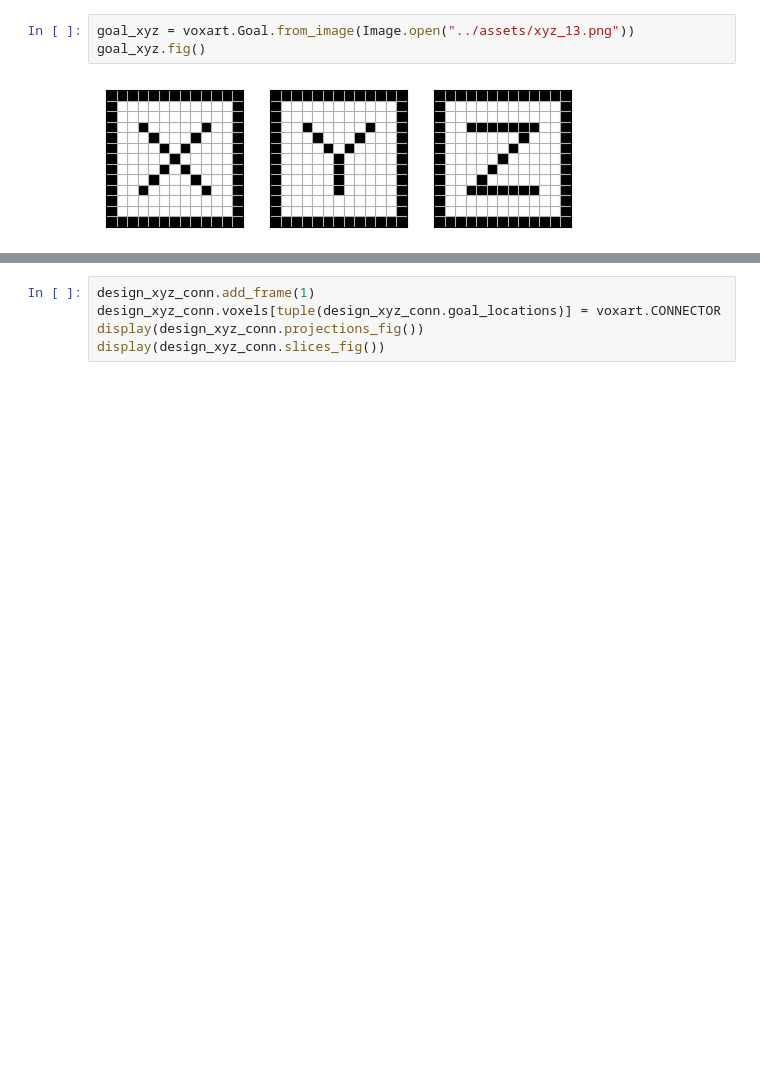
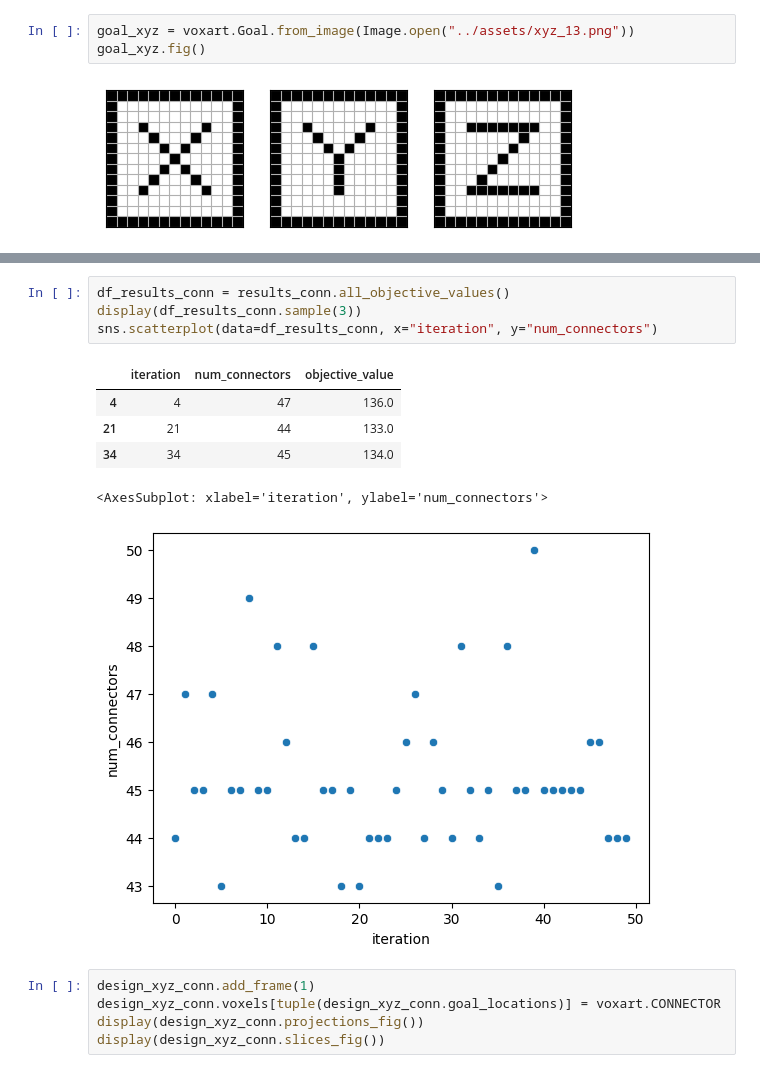
Before and after one commit to pfrstg/voxart, a Jupyter notebook: notebooks/examples.ipynb, the cells around one changed output, grey strips where cells are left out. Drawn from its saved outputs; the diff is of its cells as text; blank space fills up the shorter version.

```diff
--- a/notebooks/examples.ipynb
+++ b/notebooks/examples.ipynb
@@ -32,3 +76,14 @@ display(design_xyz_conn.slices_fig())
+# %%
+df_results_conn = results_conn.all_objective_values()
+display(df_results_conn.sample(3))
+sns.scatterplot(data=df_results_conn, x="iteration", y="num_connectors")
+# %% [output]
+|  | iteration | num_connectors | objective_value |
+| 4 | 4 | 47 | 136.0 |
+| 21 | 21 | 44 | 133.0 |
+| 34 | 34 | 45 | 134.0 |
+<AxesSubplot: xlabel='iteration', ylabel='num_connectors'>
+[figure, added]
 # %%
 design_xyz_conn.add_frame(1)
 design_xyz_conn.voxels[tuple(design_xyz_conn.goal_locations)] = voxart.CONNECTOR
```
Also changed, not shown: parts of 14 cells of this notebook, 2 other files.
